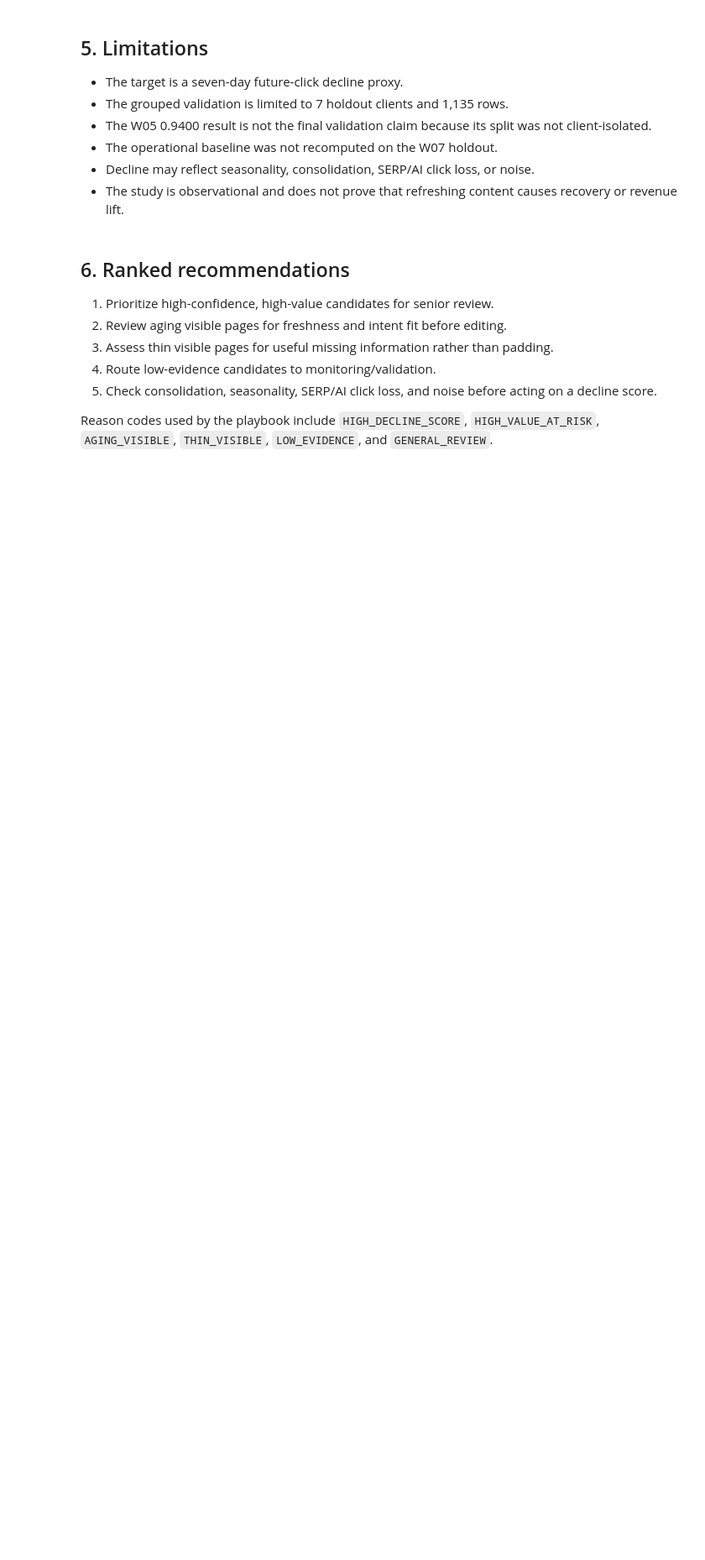
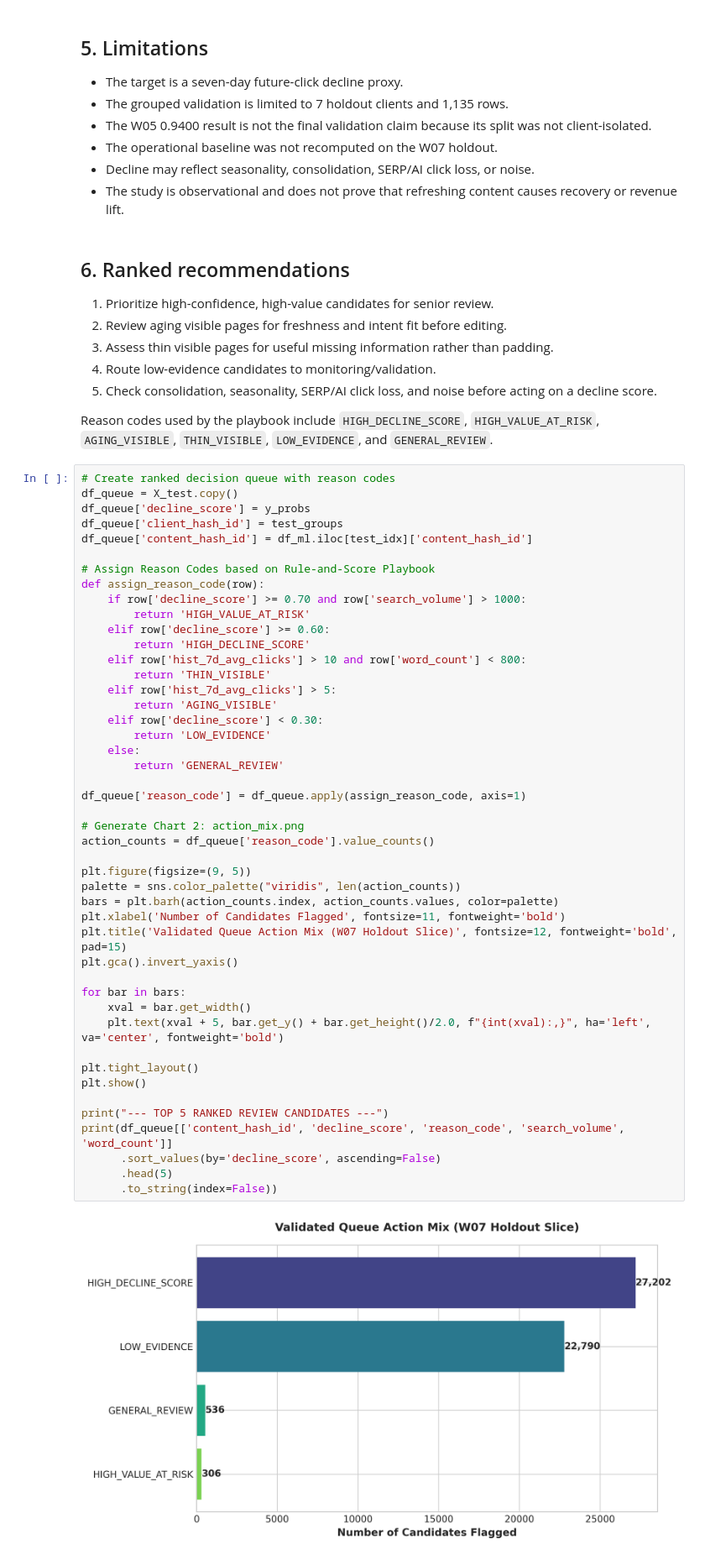
Before and after one commit to franciskendrick/flyrank-ml-internship-starter, a Jupyter notebook: work/notebooks/capstone.ipynb, the cells around one changed output. Shown at 84% size. Saved outputs shown, nothing was run; the diff lists cells and outputs as text; blank space fills up the shorter version.

```diff
--- a/work/notebooks/capstone.ipynb
+++ b/work/notebooks/capstone.ipynb
@@ -72,3 +263,51 @@ W07 also reports ROC AUC = **0.7223** and Average Precision = **0.5647**.
 5. Check consolidation, seasonality, SERP/AI click loss, and noise before acting on a decline score.
 
 Reason codes used by the playbook include `HIGH_DECLINE_SCORE`, `HIGH_VALUE_AT_RISK`, `AGING_VISIBLE`, `THIN_VISIBLE`, `LOW_EVIDENCE`, and `GENERAL_REVIEW`.
+# %%
+# Create ranked decision queue with reason codes
+df_queue = X_test.copy()
+df_queue['decline_score'] = y_probs
+df_queue['client_hash_id'] = test_groups
+df_queue['content_hash_id'] = df_ml.iloc[test_idx]['content_hash_id']
+
+# Assign Reason Codes based on Rule-and-Score Playbook
+def assign_reason_code(row):
+    if row['decline_score'] >= 0.70 and row['search_volume'] > 1000:
+        return 'HIGH_VALUE_AT_RISK'
+    elif row['decline_score'] >= 0.60:
+        return 'HIGH_DECLINE_SCORE'
+    elif row['hist_7d_avg_clicks'] > 10 and row['word_count'] < 800:
+        return 'THIN_VISIBLE'
+    elif row['hist_7d_avg_clicks'] > 5:
+        return 'AGING_VISIBLE'
+    elif row['decline_score'] < 0.30:
+        return 'LOW_EVIDENCE'
+    else:
+        return 'GENERAL_REVIEW'
+
+df_queue['reason_code'] = df_queue.apply(assign_reason_code, axis=1)
+
+# Generate Chart 2: action_mix.png
+action_counts = df_queue['reason_code'].value_counts()
+
+plt.figure(figsize=(9, 5))
+palette = sns.color_palette("viridis", len(action_counts))
+bars = plt.barh(action_counts.index, action_counts.values, color=palette)
+plt.xlabel('Number of Candidates Flagged', fontsize=11, fontweight='bold')
+plt.title('Validated Queue Action Mix (W07 Holdout Slice)', fontsize=12, fontweight='bold', pad=15)
+plt.gca().invert_yaxis()
+
+for bar in bars:
+    xval = bar.get_width()
+    plt.text(xval + 5, bar.get_y() + bar.get_height()/2.0, f"{int(xval):,}", ha='left', va='center', fontweight='bold')
+
+plt.tight_layout()
+plt.show()
+
+print("--- TOP 5 RANKED REVIEW CANDIDATES ---")
+print(df_queue[['content_hash_id', 'decline_score', 'reason_code', 'search_volume', 'word_count']]
+      .sort_values(by='decline_score', ascending=False)
+      .head(5)
+      .to_string(index=False))
+# %% [output]
+[figure, added]
```
Also changed, not shown: parts of 4 cells of this notebook.
